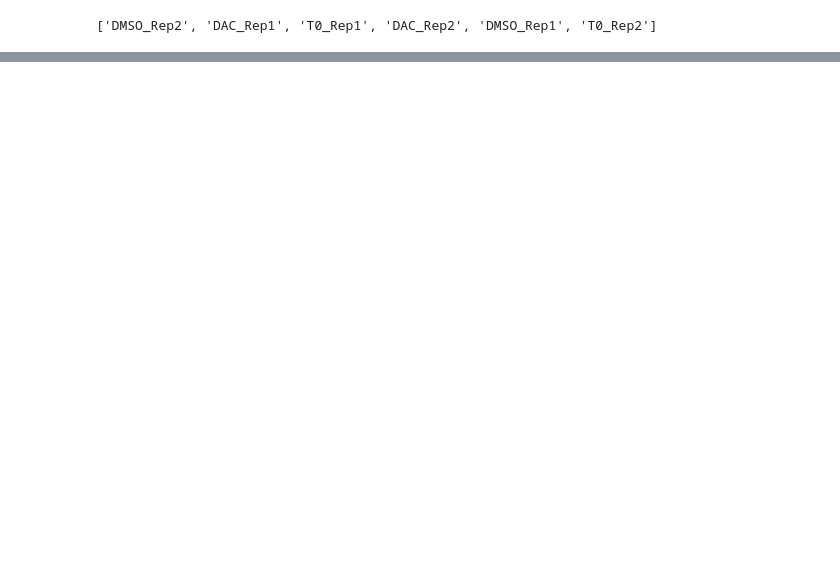
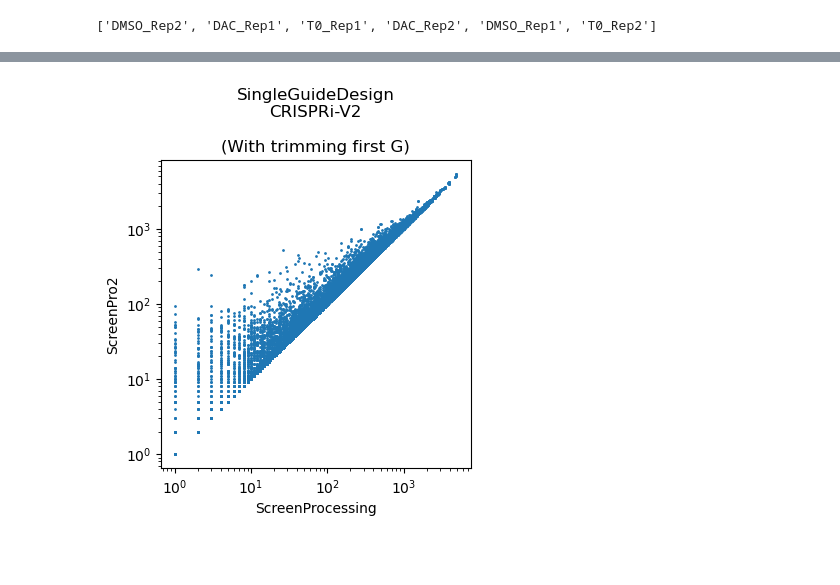
Before and after one commit to FunGI-cap/ScreenPro-Benchmarking, a Jupyter notebook: analysis/1a-single-or-dual-guide-screens/single-or-dual-guide-screen-reanalysis.ipynb, the cells around one changed output, grey strips where cells are left out. Saved outputs shown, nothing was run; the diff lists cells and outputs as text; code cells hidden in the pictures; blank space fills up the shorter version.

```diff
--- a/analysis/1a-single-or-dual-guide-screens/single-or-dual-guide-screen-reanalysis.ipynb
+++ b/analysis/1a-single-or-dual-guide-screens/single-or-dual-guide-screen-reanalysis.ipynb
@@ -476,0 +444,9 @@ plot_count_benchmark()
+# %%
+screenprocessing_counts = pd.read_csv(
+    'DDRi_main_screens/PiKiMiRiWi_2reps_mergedcountstable.txt',
+    sep='\t',
+    header=list(range(2)),
+    index_col=list(range(1))
+)
+
+screenprocessing_counts = screenprocessing_counts[screenprocessing_counts.sum(axis=1).gt(0)]
@@ -477,3 +475,19 @@ plot_count_benchmark()
+# %%
+adata = counter.build_counts_anndata()
+# %%
+fig, ax = plt.subplots(figsize=(4,4))
+
+pd.concat({
+    'ScreenProcessing':screenprocessing_counts['DMSO']['rep1'],
+    'ScreenPro2':adata.to_df().loc['DMSO_1i',screenprocessing_counts.index]
+},axis=1).plot.scatter('ScreenProcessing','ScreenPro2',s=1,ax=ax)
+
+plt.xscale('log')
+plt.yscale('log')
+plt.title('SingleGuideDesign\nCRISPRi-V2\n\n(With trimming first G)')
+plt.show()
+# %% [output]
+[figure, added]
 # %% [markdown]
 #
 # %%
```
Also changed, not shown: parts of 61 cells of this notebook.
